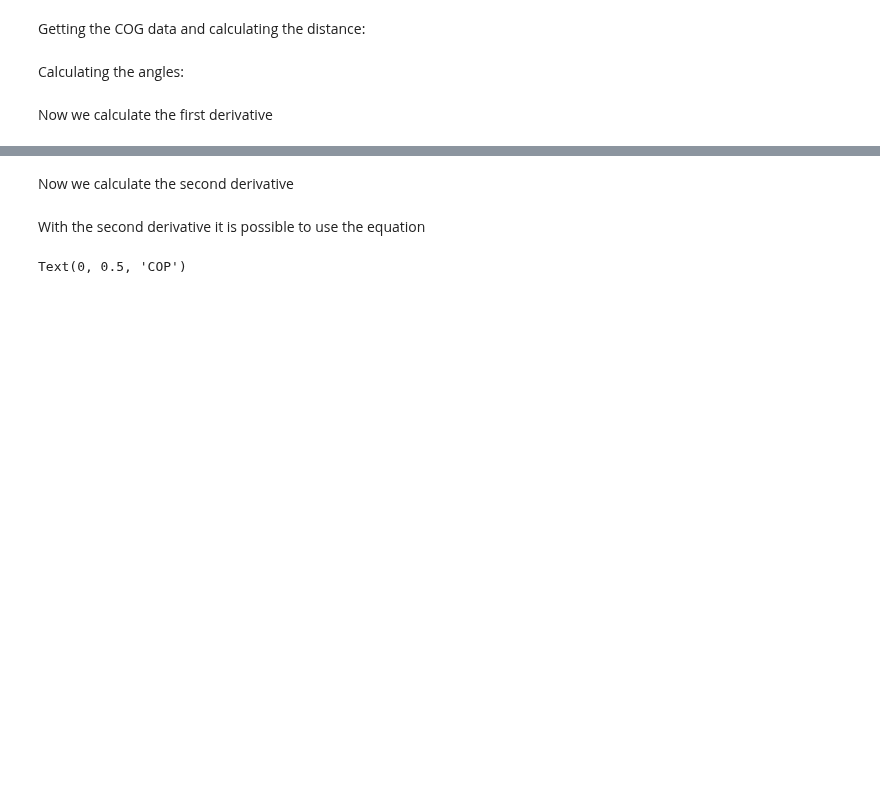
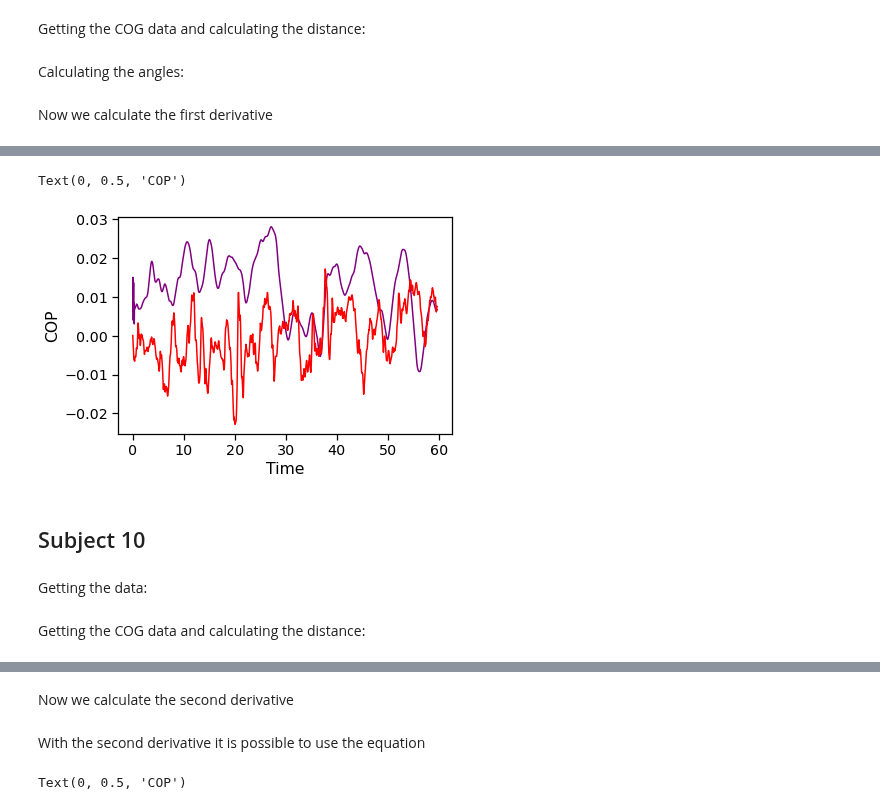
Before and after one commit to FernandaVanzini/COPandCOGestimar, a Jupyter notebook: Função2.ipynb, the cells around one changed output, grey strips where cells are left out. Drawn from its saved outputs; the diff is of its cells as text; code cells hidden in the pictures; blank space fills up the shorter version.

Commit message:
Function 2 and Linear Regression with 10 subjects

```diff
--- a/Função2.ipynb
+++ b/Função2.ipynb
@@ -581,0 +539,12 @@ for i in range(0,len(matrizangx8)-1):
+# %%
+plt.plot(t[:-30],COPZ8,marker='', color='purple', linestyle='-')
+plt.plot(t[:-30],COPZreal8[30:],marker='',color='red',linestyle='-')
+plt.xlabel('Time')
+plt.ylabel('COP')
+# %% [output]
+Text(0, 0.5, 'COP')
+[figure, added]
+# %% [markdown]
+## Subject 10
+# %% [markdown]
+Getting the data:
@@ -581,0 +556,2 @@ for i in range(0,len(matrizangx8)-1):
+# %% [markdown]
+Getting the COG data and calculating the distance:
```
Also changed, not shown: parts of 62 cells of this notebook, 1 other file.
